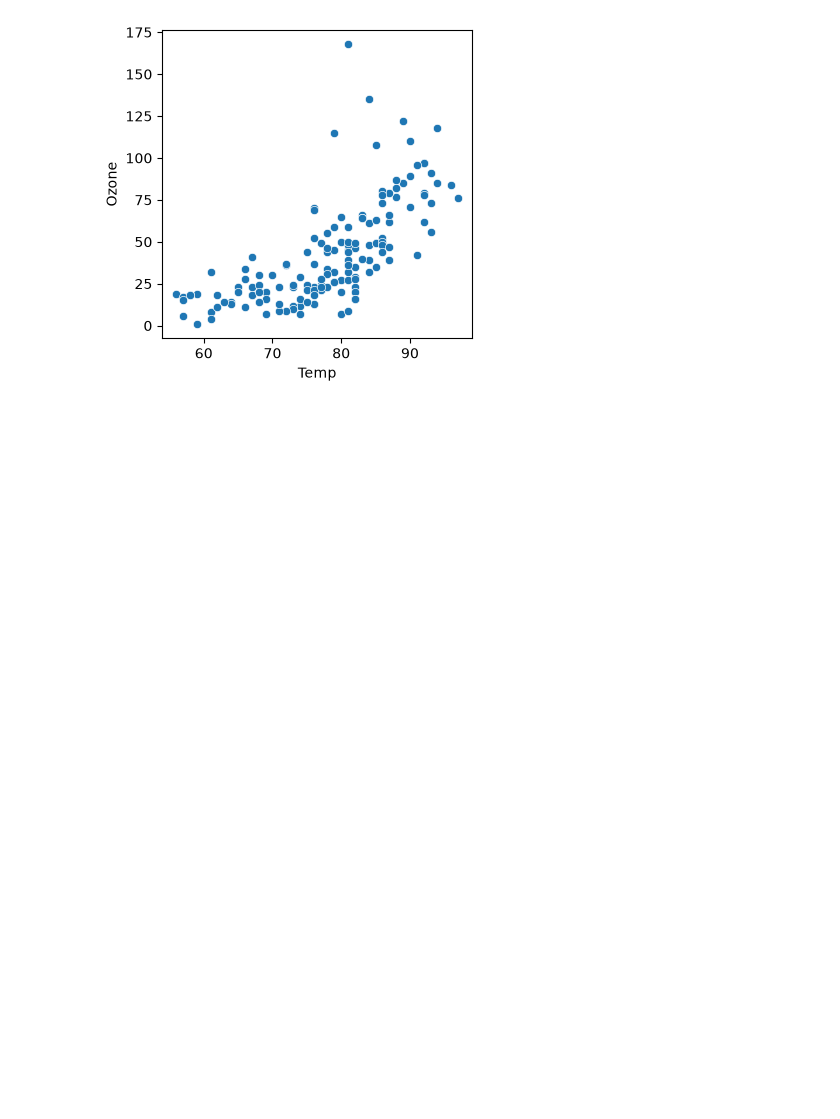
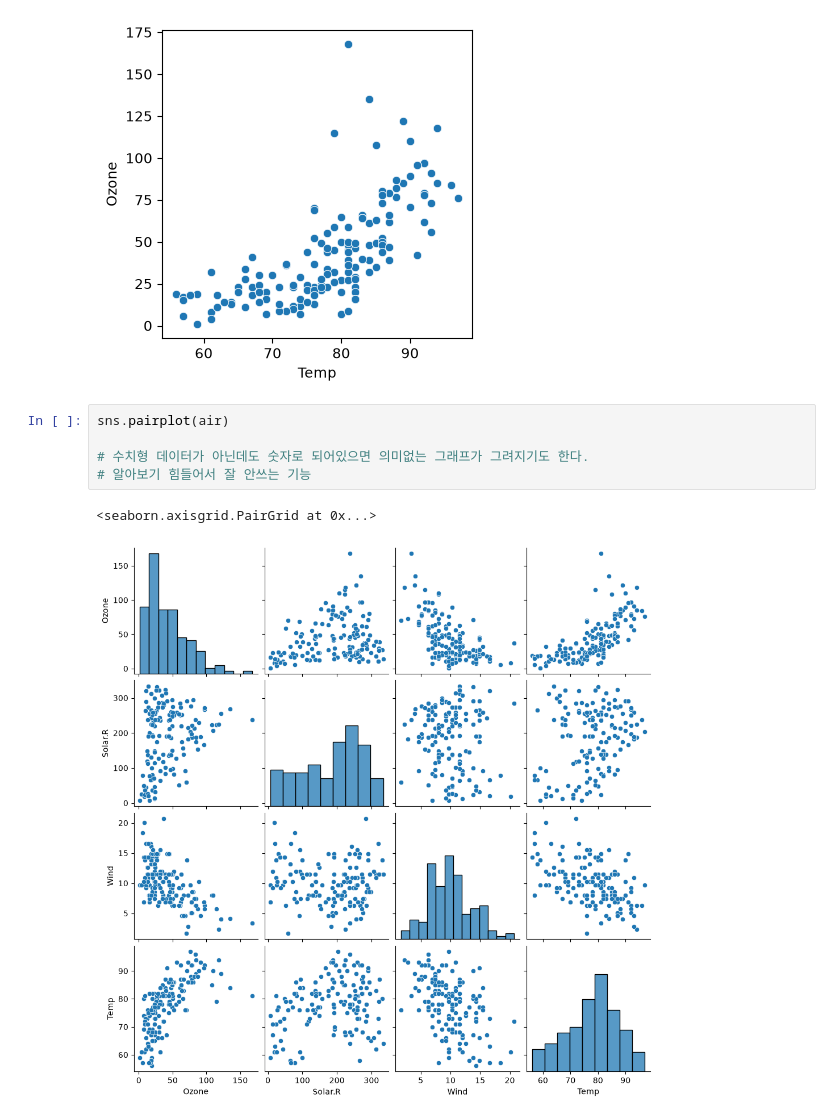
Before and after one commit to bhs6122/samsung_practice, a Jupyter notebook: 3week_3day/3week_3day.ipynb, the cells around one changed output. Saved outputs shown, nothing was run; the diff lists cells and outputs as text; blank space fills up the shorter version.

```diff
--- a/3week_3day/3week_3day.ipynb
+++ b/3week_3day/3week_3day.ipynb
@@ -254,3 +254,11 @@ sns.scatterplot(x = 'Temp', y = 'Ozone', data = air)
 # %% [output]
 <Axes: xlabel='Temp', ylabel='Ozone'>
 [figure]
+# %%
+sns.pairplot(air)
+
+# 수치형 데이터가 아닌데도 숫자로 되어있으면 의미없는 그래프가 그려지기도 한다.
+# 알아보기 힘들어서 잘 안쓰는 기능
+# %% [output]
+<seaborn.axisgrid.PairGrid at 0x...>
+[figure, added]
```
Also changed, not shown: 20 other files.
